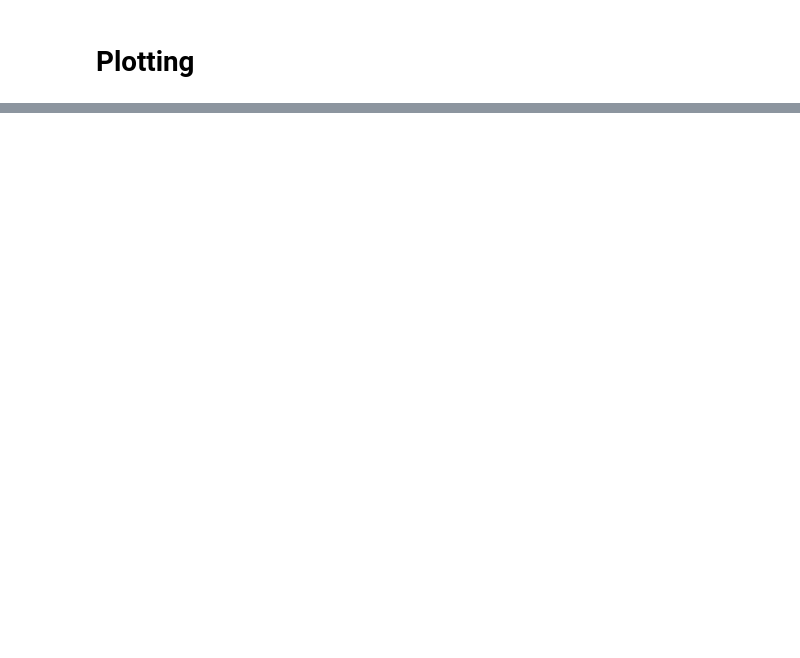
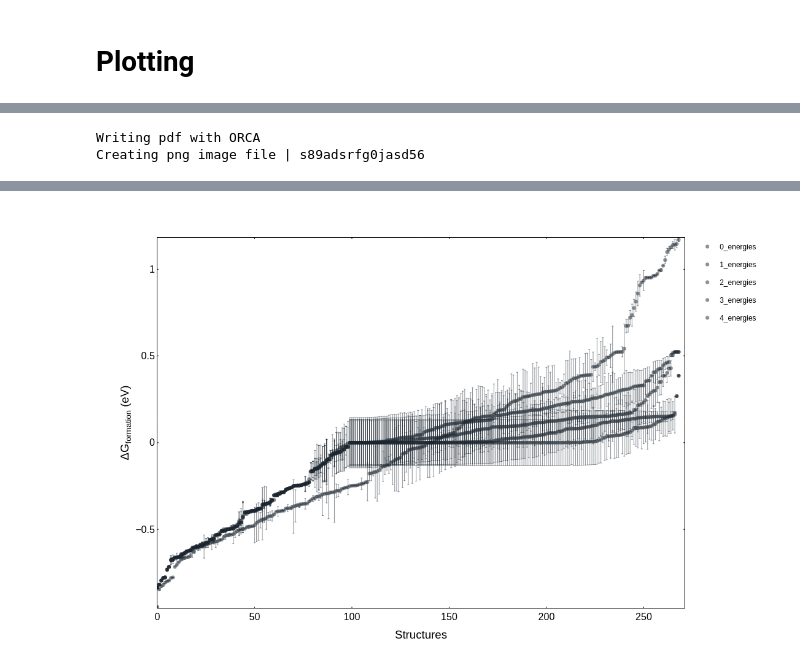
Before and after one commit to raulf2012/PROJ_IrOx_Active_Learning_OER, a Jupyter notebook: workflow/ml_modelling/00_ml_workflow/190611_new_workflow/02_gaus_proc/02_gaus_proc.ipynb, the cells around one changed output, grey strips where cells are left out. Drawn from its saved outputs; the diff is of its cells as text; code cells hidden in the pictures; blank space fills up the shorter version.

```diff
--- a/workflow/ml_modelling/00_ml_workflow/190611_new_workflow/02_gaus_proc/02_gaus_proc.ipynb
+++ b/workflow/ml_modelling/00_ml_workflow/190611_new_workflow/02_gaus_proc/02_gaus_proc.ipynb
@@ -301,3 +262,16 @@ with open(path_i, "rb") as fle:
+# %%
+### import pickle
+import os
+path_i = os.path.join(
+    os.environ["PROJ_irox"],
+    "workflow/ml_modelling/00_ml_workflow/190611_new_workflow",
+    "02_gaus_proc/out_data",
+    models_list_file,
+    )
+
+
+with open(path_i, "rb") as fle:
+    models_list = pickle.load(fle)
 # %%
 data_final = []
 
@@ -345,0 +309,13 @@ fig
+# %%
+from plotting.my_plotly import my_plotly_plot
+
+tmp = my_plotly_plot(
+    figure=fig,
+    plot_name="out_plot",
+    write_pdf_svg=True,
+    upload_plot=False,
+    )
+# fig  # Uncomment to display plotly HTML
+# %% [output]
+Writing pdf with ORCA
+Creating png image file | s89adsrfg0jasd56
@@ -345,0 +323 @@ fig
+[figure, added]
```
Also changed, not shown: parts of 8 cells of this notebook, 7 other files.
